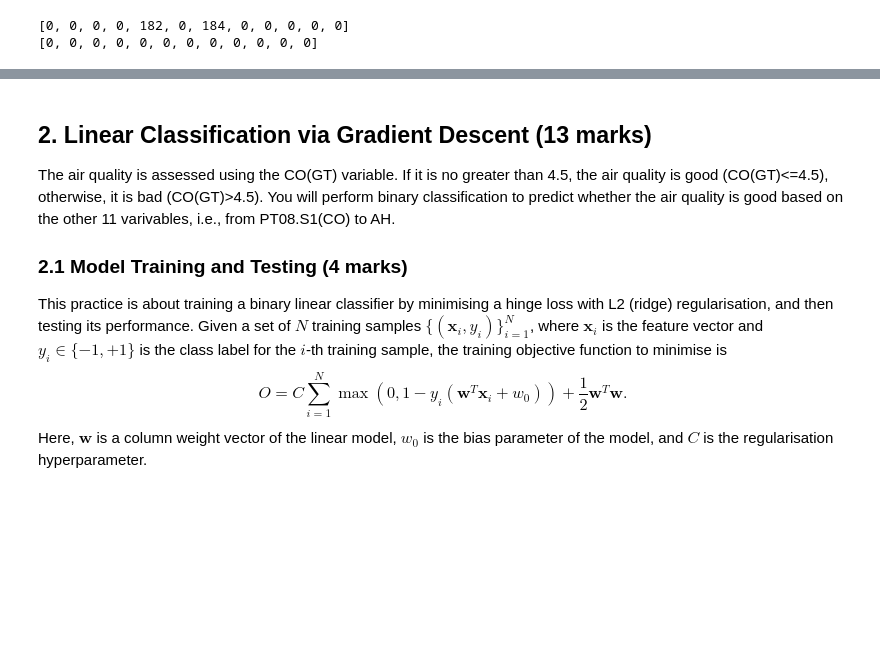
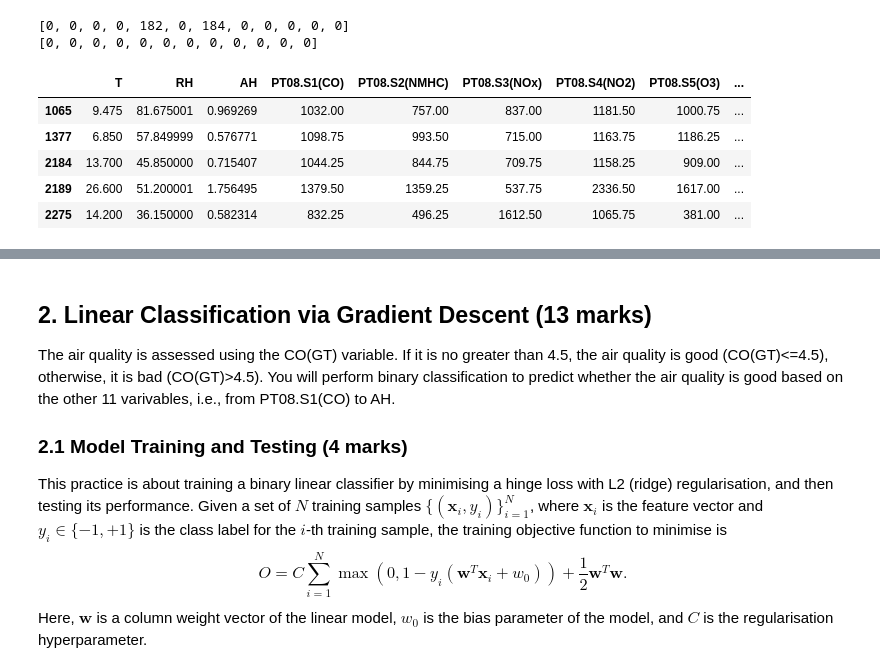
Before and after one commit to orbitaldr0p/COMP24112-Labs, a Jupyter notebook: COMP24112_CW.ipynb, the cells around one changed output, grey strips where cells are left out. Saved outputs shown, nothing was run; the diff lists cells and outputs as text; code cells hidden in the pictures; blank space fills up the shorter version.

```diff
--- a/COMP24112_CW.ipynb
+++ b/COMP24112_CW.ipynb
@@ -55,3 +55,28 @@ print(countInt)
 # %% [output]
 [0, 0, 0, 0, 182, 0, 184, 0, 0, 0, 0, 0]
 [0, 0, 0, 0, 0, 0, 0, 0, 0, 0, 0, 0]
+# %%
+from sklearn.model_selection import train_test_split
+
+# Features (X) - excluding the target variable
+X = sensor_data_impute[['T', 'RH', 'AH', 'PT08.S1(CO)', 'PT08.S2(NMHC)', 'PT08.S3(NOx)', 'PT08.S4(NO2)', 'PT08.S5(O3)', 'CO(GT)']]
+
+# Target variable (y) - carbon monoxide levels
+y = sensor_data_impute['CO(GT)']
+
+# Split the data into training and testing sets
+X_train, X_test, y_train, y_test = train_test_split(X, y, test_size=0.2, random_state=42)
+
+X_train_df = pd.DataFrame(X_train, columns=X.columns)
+X_test_df = pd.DataFrame(X_test, columns=X.columns)
+y_train_df = pd.DataFrame(y_train, columns=['CO(GT)'])
+y_test_df = pd.DataFrame(y_test, columns=['CO(GT)'])
+
+X_train_df.sample(5)
+# %% [output]
+|  | T | RH | AH | PT08.S1(CO) | PT08.S2(NMHC) | PT08.S3(NOx) | PT08.S4(NO2) | PT08.S5(O3) | ... |
+| 1065 | 9.475 | 81.675001 | 0.969269 | 1032.00 | 757.00 | 837.00 | 1181.50 | 1000.75 | ... |
+| 1377 | 6.850 | 57.849999 | 0.576771 | 1098.75 | 993.50 | 715.00 | 1163.75 | 1186.25 | ... |
+| 2184 | 13.700 | 45.850000 | 0.715407 | 1044.25 | 844.75 | 709.75 | 1158.25 | 909.00 | ... |
+| 2189 | 26.600 | 51.200001 | 1.756495 | 1379.50 | 1359.25 | 537.75 | 2336.50 | 1617.00 | ... |
+| 2275 | 14.200 | 36.150000 | 0.582314 | 832.25 | 496.25 | 1612.50 | 1065.75 | 381.00 | ... |
```
Also changed, not shown: parts of 5 cells of this notebook.
